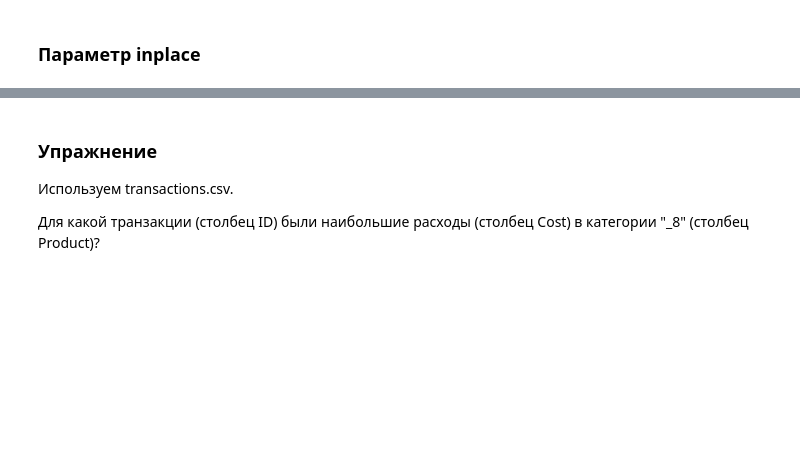
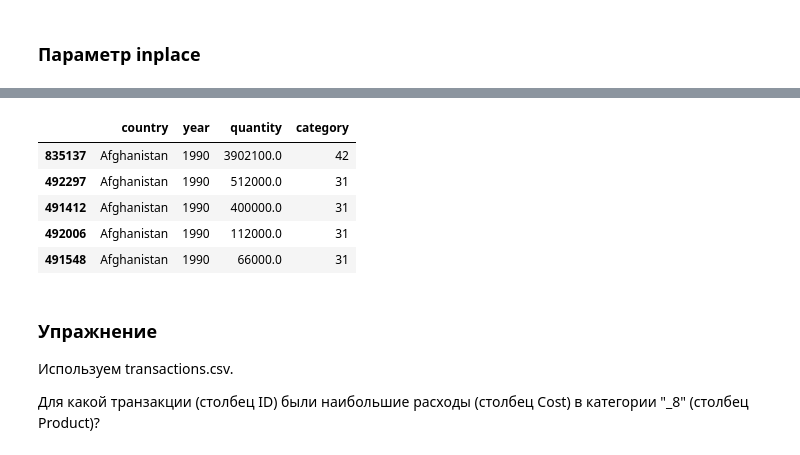
Before and after one commit to PNikolayG/DS27, a Jupyter notebook: 12.Pandas/Python_10_pandas_basics.ipynb, the cells around one changed output, grey strips where cells are left out. Drawn from its saved outputs; the diff is of its cells as text; code cells hidden in the pictures; blank space fills up the shorter version.

```diff
--- a/12.Pandas/Python_10_pandas_basics.ipynb
+++ b/12.Pandas/Python_10_pandas_basics.ipynb
@@ -300,8 +334,16 @@ data.sort_values('country', ascending=True, inplace=rewrite)
 # %%
 data = data.sort_values(by=['country', 'year', 'quantity'], ascending=[True, True, False])
 
 # чтобы сократить это выражение используем inplace:
 data.sort_values(by=['country', 'year', 'quantity'], ascending=[True, True, False], inplace=True)
+data.head()
+# %% [output]
+|  | country | year | quantity | category |
+| 835137 | Afghanistan | 1990 | 3902100.0 | 42 |
+| 492297 | Afghanistan | 1990 | 512000.0 | 31 |
+| 491412 | Afghanistan | 1990 | 400000.0 | 31 |
+| 492006 | Afghanistan | 1990 | 112000.0 | 31 |
+| 491548 | Afghanistan | 1990 | 66000.0 | 31 |
 # %% [markdown]
 ### Упражнение
 Используем transactions.csv.
```
Also changed, not shown: parts of 7 cells of this notebook, 12 other files.
